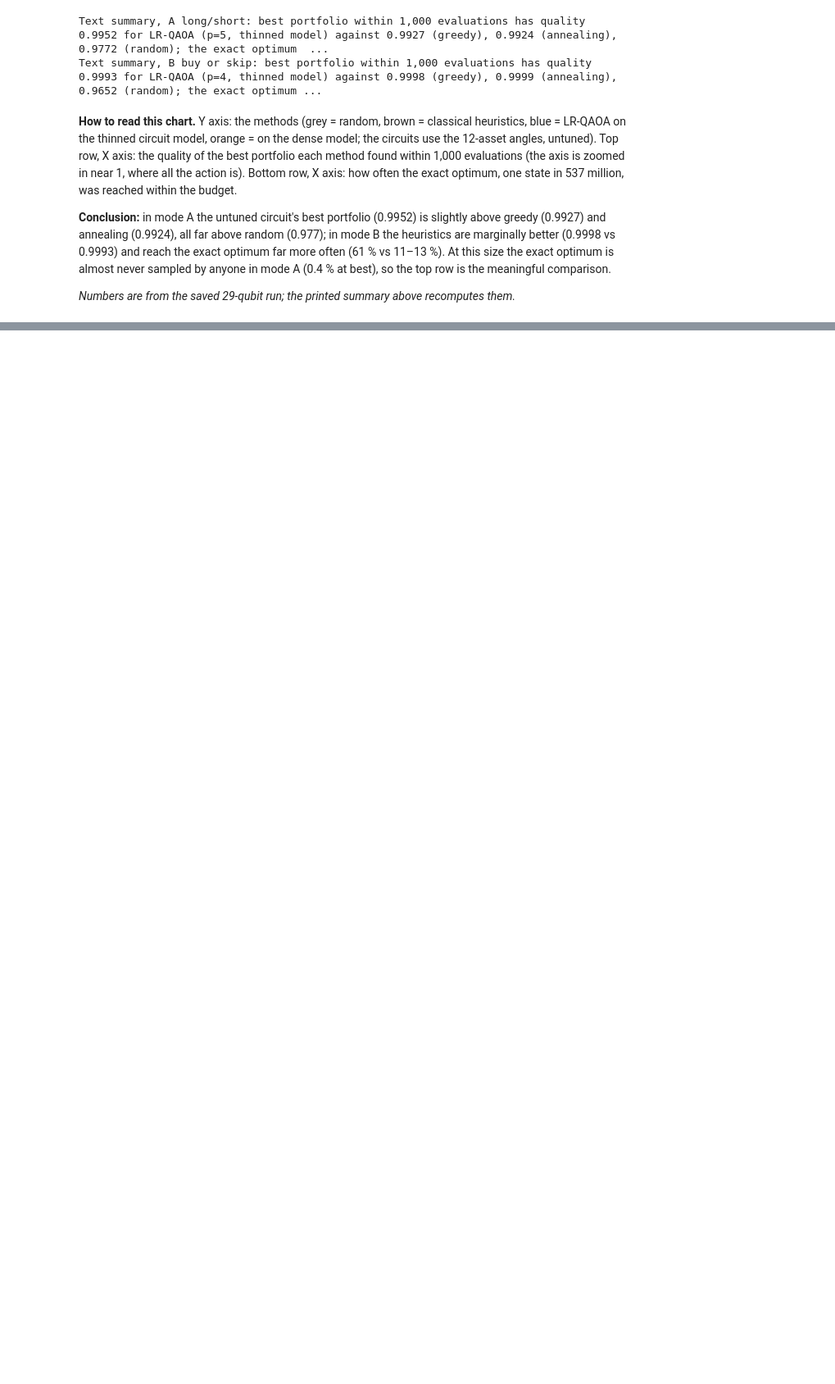
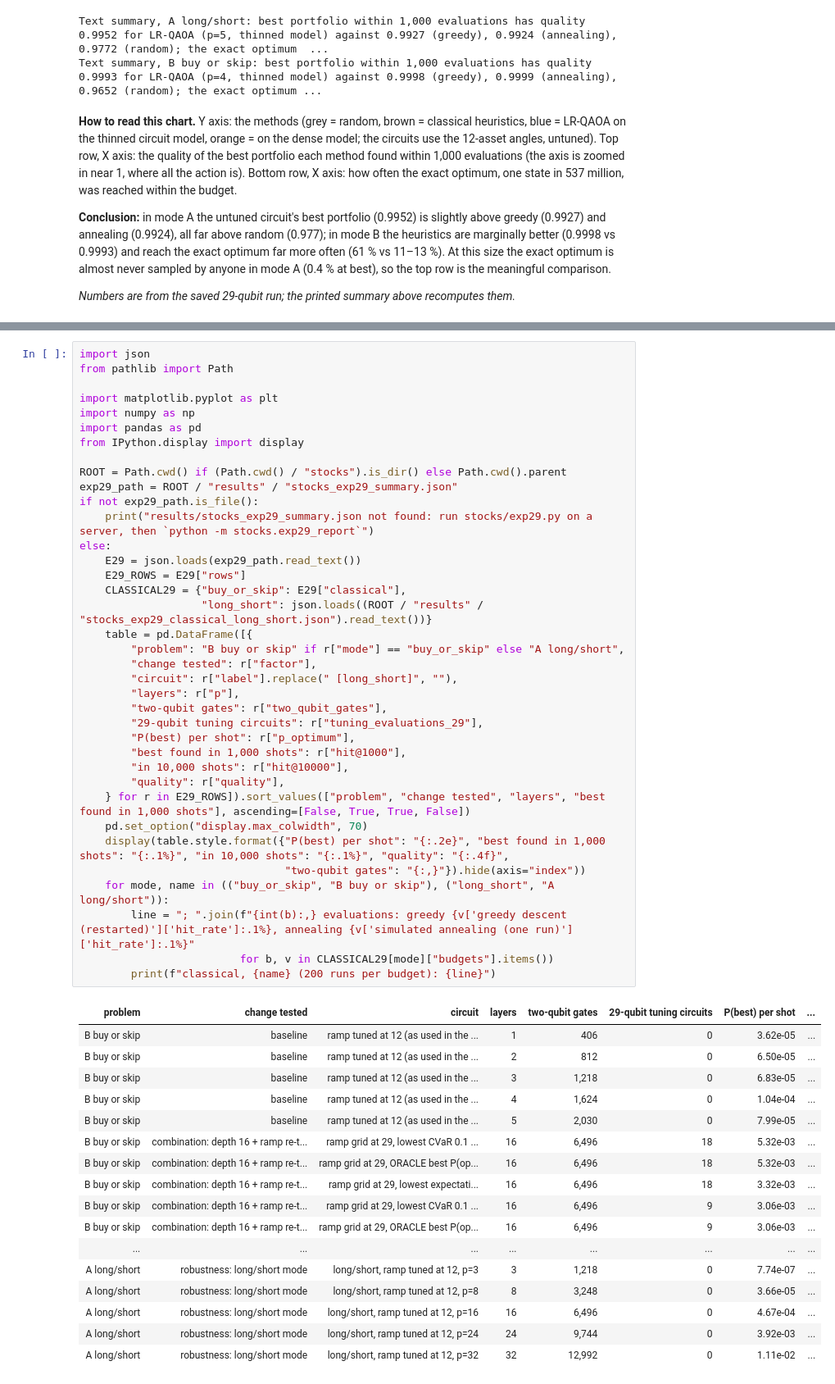
Before and after one commit to Oussema-t/zollerqu-qollab, a Jupyter notebook: stocks/stock_idea_ZollerQu.ipynb, the cells around one changed output, grey strips where cells are left out. Shown at 82% size. Cells and saved outputs as stored; diff of their text form; blank space fills up the shorter version.

```diff
--- a/stocks/stock_idea_ZollerQu.ipynb
+++ b/stocks/stock_idea_ZollerQu.ipynb
@@ -3002,0 +3018,55 @@ Text summary, B buy or skip: best portfolio within 1,000 evaluations has quality
+# %%
+import json
+from pathlib import Path
+
+import matplotlib.pyplot as plt
+import numpy as np
+import pandas as pd
+from IPython.display import display
+
+ROOT = Path.cwd() if (Path.cwd() / "stocks").is_dir() else Path.cwd().parent
+exp29_path = ROOT / "results" / "stocks_exp29_summary.json"
+if not exp29_path.is_file():
+    print("results/stocks_exp29_summary.json not found: run stocks/exp29.py on a server, then `python -m stocks.exp29_report`")
+else:
+    E29 = json.loads(exp29_path.read_text())
+    E29_ROWS = E29["rows"]
+    CLASSICAL29 = {"buy_or_skip": E29["classical"],
+                   "long_short": json.loads((ROOT / "results" / "stocks_exp29_classical_long_short.json").read_text())}
+    table = pd.DataFrame([{
+        "problem": "B buy or skip" if r["mode"] == "buy_or_skip" else "A long/short",
+        "change tested": r["factor"],
+        "circuit": r["label"].replace(" [long_short]", ""),
+        "layers": r["p"],
+        "two-qubit gates": r["two_qubit_gates"],
+        "29-qubit tuning circuits": r["tuning_evaluations_29"],
+        "P(best) per shot": r["p_optimum"],
+        "best found in 1,000 shots": r["hit@1000"],
+        "in 10,000 shots": r["hit@10000"],
+        "quality": r["quality"],
+    } for r in E29_ROWS]).sort_values(["problem", "change tested", "layers", "best found in 1,000 shots"], ascending=[False, True, True, False])
+    pd.set_option("display.max_colwidth", 70)
+    display(table.style.format({"P(best) per shot": "{:.2e}", "best found in 1,000 shots": "{:.1%}", "in 10,000 shots": "{:.1%}", "quality": "{:.4f}",
+                                "two-qubit gates": "{:,}"}).hide(axis="index"))
+    for mode, name in (("buy_or_skip", "B buy or skip"), ("long_short", "A long/short")):
+        line = "; ".join(f"{int(b):,} evaluations: greedy {v['greedy descent (restarted)']['hit_rate']:.1%}, annealing {v['simulated annealing (one run)']['hit_rate']:.1%}"
+                         for b, v in CLASSICAL29[mode]["budgets"].items())
+        print(f"classical, {name} (200 runs per budget): {line}")
+# %% [output]
+| problem | change tested | circuit | layers | two-qubit gates | 29-qubit tuning circuits | P(best) per shot | ... |
+| B buy or skip | baseline | ramp tuned at 12 (as used in the ... | 1 | 406 | 0 | 3.62e-05 | ... |
+| B buy or skip | baseline | ramp tuned at 12 (as used in the ... | 2 | 812 | 0 | 6.50e-05 | ... |
+| B buy or skip | baseline | ramp tuned at 12 (as used in the ... | 3 | 1,218 | 0 | 6.83e-05 | ... |
+| B buy or skip | baseline | ramp tuned at 12 (as used in the ... | 4 | 1,624 | 0 | 1.04e-04 | ... |
+| B buy or skip | baseline | ramp tuned at 12 (as used in the ... | 5 | 2,030 | 0 | 7.99e-05 | ... |
+| B buy or skip | combination: depth 16 + ramp re-t... | ramp grid at 29, lowest CVaR 0.1 ... | 16 | 6,496 | 18 | 5.32e-03 | ... |
+| B buy or skip | combination: depth 16 + ramp re-t... | ramp grid at 29, ORACLE best P(op... | 16 | 6,496 | 18 | 5.32e-03 | ... |
+| B buy or skip | combination: depth 16 + ramp re-t... | ramp grid at 29, lowest expectati... | 16 | 6,496 | 18 | 3.32e-03 | ... |
+| B buy or skip | combination: depth 16 + ramp re-t... | ramp grid at 29, lowest CVaR 0.1 ... | 16 | 6,496 | 9 | 3.06e-03 | ... |
+| B buy or skip | combination: depth 16 + ramp re-t... | ramp grid at 29, ORACLE best P(op... | 16 | 6,496 | 9 | 3.06e-03 | ... |
+| ... | ... | ... | ... | ... | ... | ... | ... |
+| A long/short | robustness: long/short mode | long/short, ramp tuned at 12, p=3 | 3 | 1,218 | 0 | 7.74e-07 | ... |
+| A long/short | robustness: long/short mode | long/short, ramp tuned at 12, p=8 | 8 | 3,248 | 0 | 3.66e-05 | ... |
+| A long/short | robustness: long/short mode | long/short, ramp tuned at 12, p=16 | 16 | 6,496 | 0 | 4.67e-04 | ... |
+| A long/short | robustness: long/short mode | long/short, ramp tuned at 12, p=24 | 24 | 9,744 | 0 | 3.92e-03 | ... |
+| A long/short | robustness: long/short mode | long/short, ramp tuned at 12, p=32 | 32 | 12,992 | 0 | 1.11e-02 | ... |
```
Also changed, not shown: parts of 8 cells of this notebook, 24 other files.
